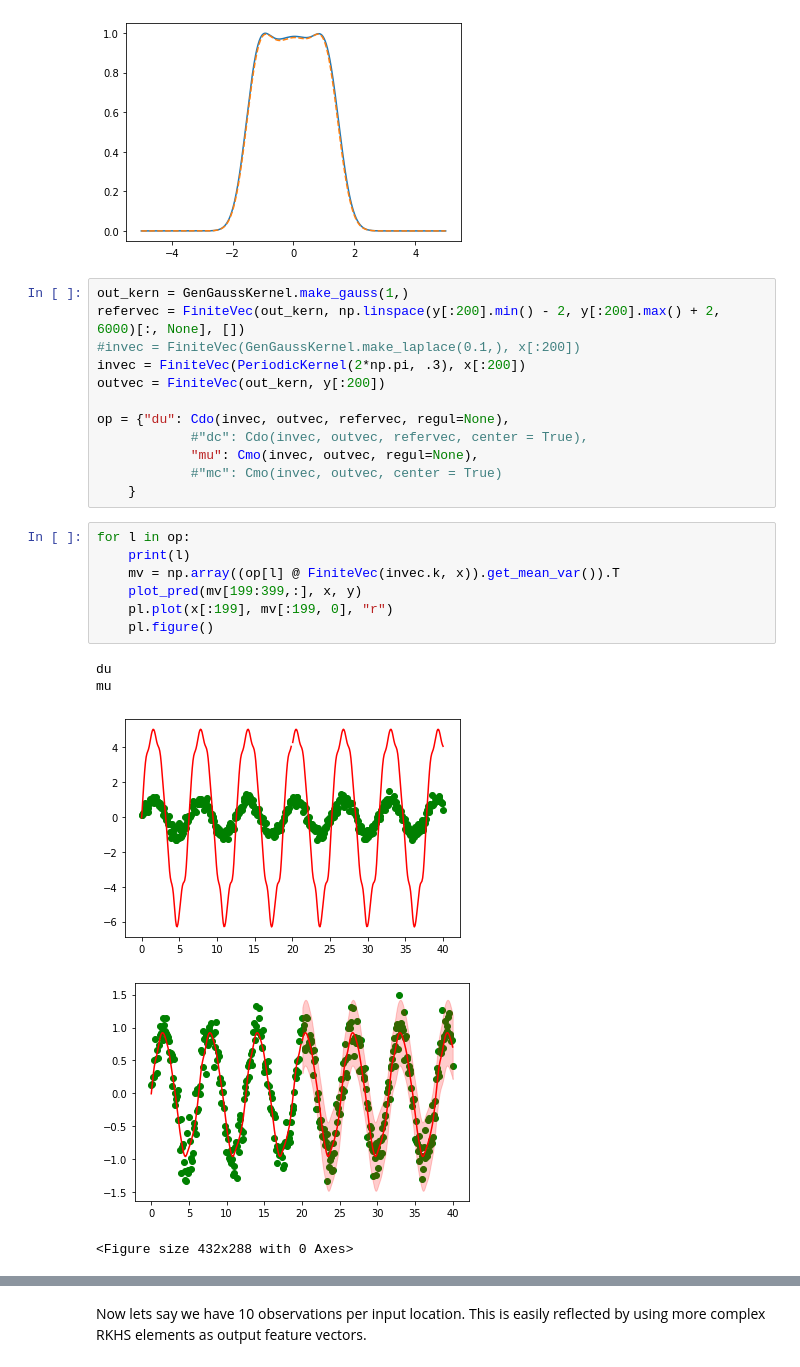
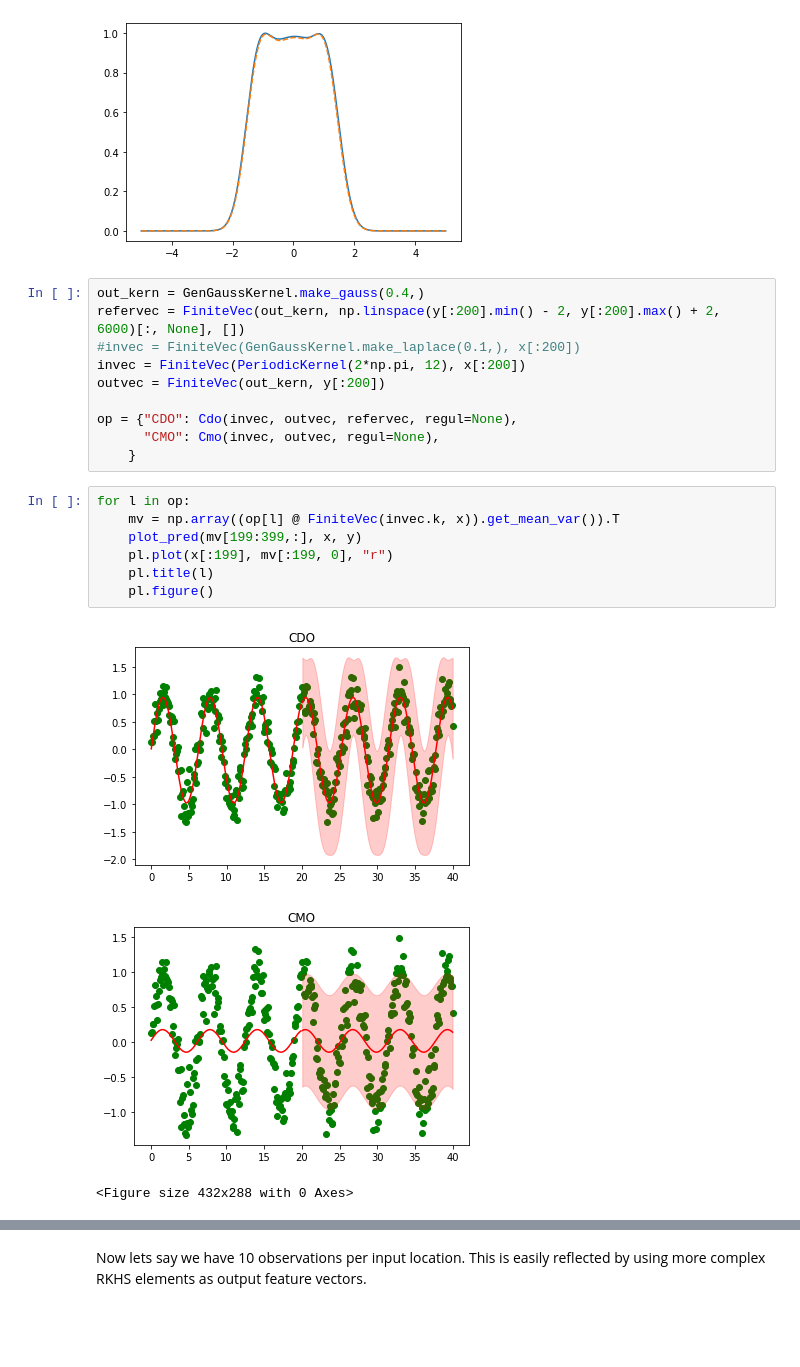
Before and after one commit to zalandoresearch/JaxRK, a Jupyter notebook: examples/Quick_start.ipynb, the cells around one changed output, grey strips where cells are left out. Drawn from its saved outputs; the diff is of its cells as text; blank space fills up the shorter version.

```diff
--- a/examples/Quick_start.ipynb
+++ b/examples/Quick_start.ipynb
@@ -136,27 +136,23 @@ pl.plot(test_x, s3(test_x[:,None]).squeeze(), "--")
 [<matplotlib.lines.Line2D at 0x...>]
 [figure]
 # %%
-out_kern = GenGaussKernel.make_gauss(1,)
+out_kern = GenGaussKernel.make_gauss(0.4,)
 refervec = FiniteVec(out_kern, np.linspace(y[:200].min() - 2, y[:200].max() + 2, 6000)[:, None], [])
 #invec = FiniteVec(GenGaussKernel.make_laplace(0.1,), x[:200])
-invec = FiniteVec(PeriodicKernel(2*np.pi, .3), x[:200])
+invec = FiniteVec(PeriodicKernel(2*np.pi, 12), x[:200])
 outvec = FiniteVec(out_kern, y[:200])
 
-op = {"du": Cdo(invec, outvec, refervec, regul=None),
-            #"dc": Cdo(invec, outvec, refervec, center = True),
-            "mu": Cmo(invec, outvec, regul=None),
-            #"mc": Cmo(invec, outvec, center = True)
+op = {"CDO": Cdo(invec, outvec, refervec, regul=None),
+      "CMO": Cmo(invec, outvec, regul=None),
     }
 # %%
 for l in op:
-    print(l)
     mv = np.array((op[l] @ FiniteVec(invec.k, x)).get_mean_var()).T
     plot_pred(mv[199:399,:], x, y)
     pl.plot(x[:199], mv[:199, 0], "r")
+    pl.title(l)
     pl.figure()
 # %% [output]
-du
-mu
-[figure, old version]
+[figure, new version]
-[figure, old version]
+[figure, new version]
-<Figure size 432x288 with 0 Axes>
+<Figure size 432x288 with 0 Axes>
```
Also changed, not shown: parts of 10 cells of this notebook.
